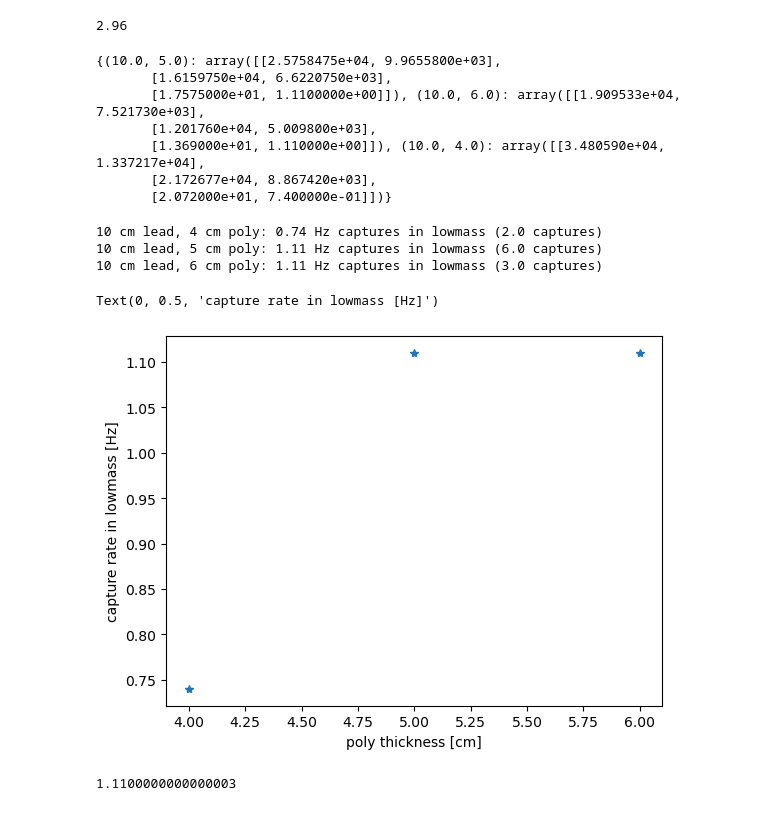
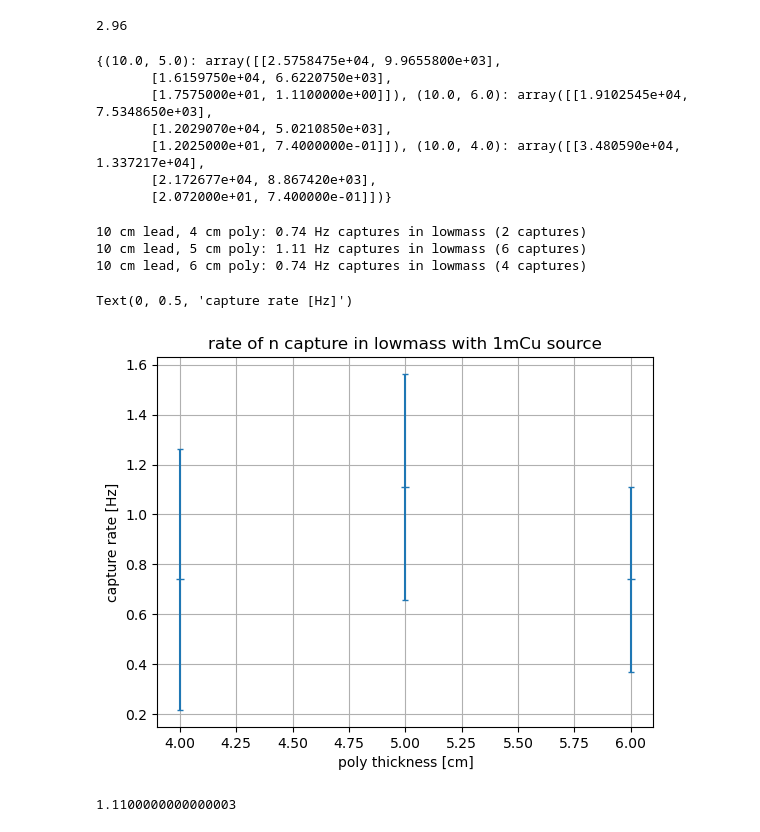
Before and after one commit to tamu-edu/doublecap, a Jupyter notebook: analysis/rate_calculations.ipynb, the cells around one changed output. Drawn from its saved outputs; the diff is of its cells as text; code cells hidden in the pictures.

```diff
--- a/analysis/rate_calculations.ipynb
+++ b/analysis/rate_calculations.ipynb
@@ -295,36 +295,38 @@ importlib.reload(so)
 
 match = 'Lead*_PE*_????????_??????_t?.root'
 
-opt = so.ShieldOptimization(match = match)
+opt = so.ShieldOptimization(match = match, Ndefault = 1e8)
 opt.analyze()
 
 print(opt.rates)
 # %% [output]
 {(10.0, 5.0): array([[2.5758475e+04, 9.9655800e+03],
        [1.6159750e+04, 6.6220750e+03],
-       [1.7575000e+01, 1.1100000e+00]]), (10.0, 6.0): array([[1.909533e+04, 7.521730e+03],
-       [1.201760e+04, 5.009800e+03],
-       [1.369000e+01, 1.110000e+00]]), (10.0, 4.0): array([[3.480590e+04, 1.337217e+04],
+       [1.7575000e+01, 1.1100000e+00]]), (10.0, 6.0): array([[1.9102545e+04, 7.5348650e+03],
+       [1.2029070e+04, 5.0210850e+03],
+       [1.2025000e+01, 7.4000000e-01]]), (10.0, 4.0): array([[3.480590e+04, 1.337217e+04],
        [2.172677e+04, 8.867420e+03],
        [2.072000e+01, 7.400000e-01]])}
 # %%
 for poly in (4.,5.,6.):
     r = opt.get_rate(lead = 10., poly = poly, det = 'lowmass', proc = 'nCapture')
     n = opt.totals[(10.,poly)][(2,1)]
-    print(f'10 cm lead, {poly:.0f} cm poly: {r:.4g} Hz captures in lowmass ({n} captures)')
+    print(f'10 cm lead, {poly:.0f} cm poly: {r:.4g} Hz captures in lowmass ({n:.0f} captures)')
 # %% [output]
-10 cm lead, 4 cm poly: 0.74 Hz captures in lowmass (2.0 captures)
-10 cm lead, 5 cm poly: 1.11 Hz captures in lowmass (6.0 captures)
-10 cm lead, 6 cm poly: 1.11 Hz captures in lowmass (3.0 captures)
+10 cm lead, 4 cm poly: 0.74 Hz captures in lowmass (2 captures)
+10 cm lead, 5 cm poly: 1.11 Hz captures in lowmass (6 captures)
+10 cm lead, 6 cm poly: 0.74 Hz captures in lowmass (4 captures)
 # %%
-lead, poly, rate = opt.get_capture_rate()
+lead, poly, rate, drate = opt.get_capture_rate()
 
-plt.plot(poly, rate, '*')
+plt.errorbar(poly, rate, yerr = drate, linestyle = '', marker = '_', capsize = 2)
+plt.grid()
+plt.title('rate of n capture in lowmass with 1mCu source')
 plt.xlabel('poly thickness [cm]')
-plt.ylabel('capture rate in lowmass [Hz]')
+plt.ylabel('capture rate [Hz]')
 # %% [output]
-Text(0, 0.5, 'capture rate in lowmass [Hz]')
+Text(0, 0.5, 'capture rate [Hz]')
-[figure, old version]
+[figure, new version]
 # %%
 opt.rates[(10.,5.)][(2,1)]
 # %% [output]
```
